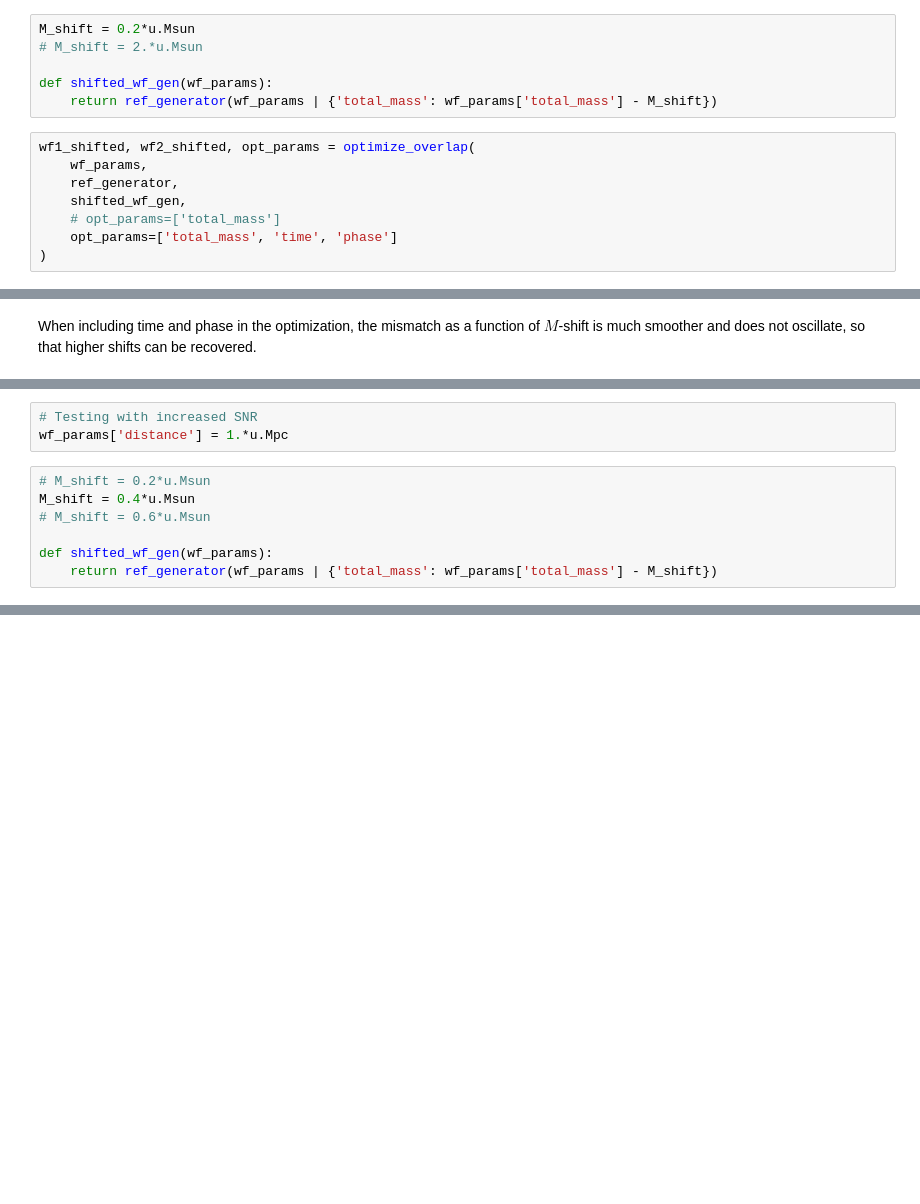
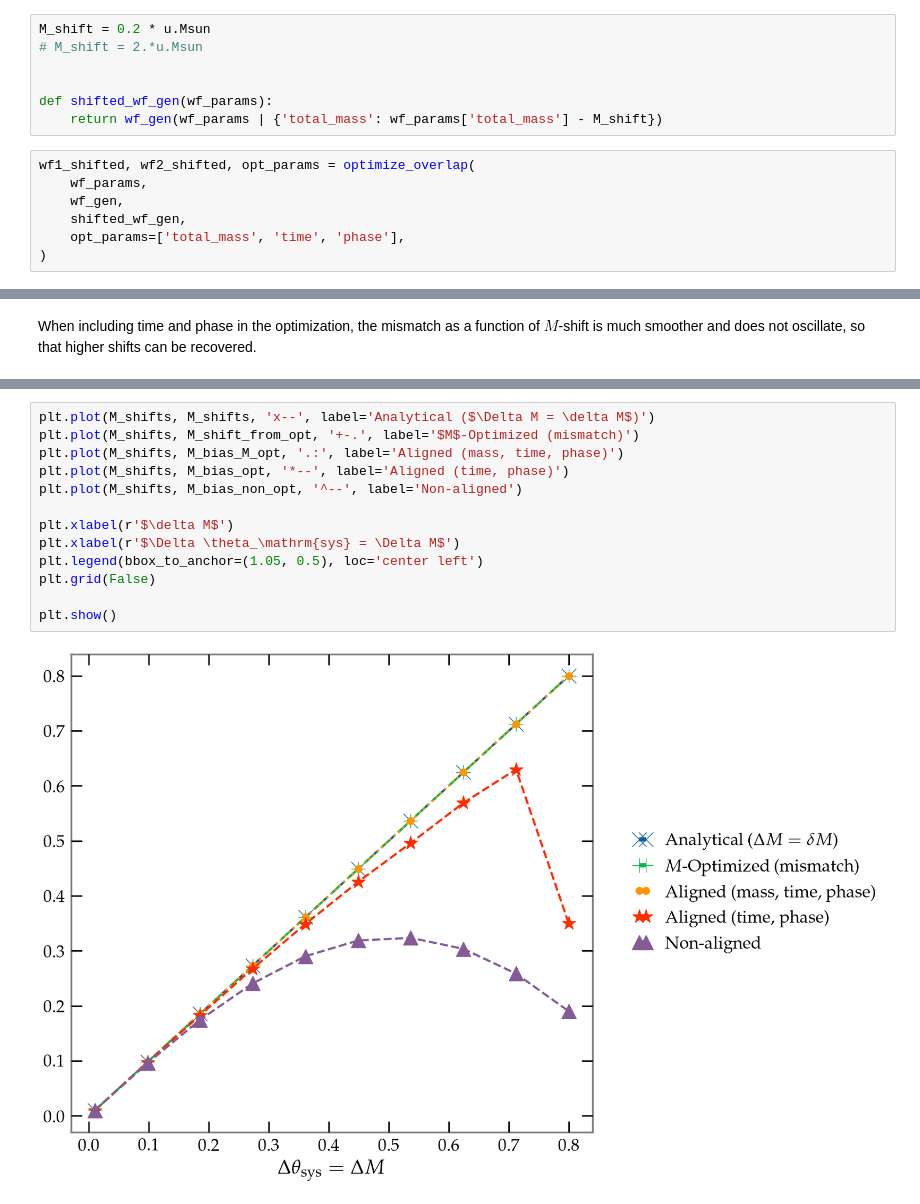
Before and after one commit to MaxMelching/gw-signal-tools, a Jupyter notebook: docs/tutorials/fisher_tests.ipynb, the cells around one changed output, grey strips where cells are left out. Cells and saved outputs as stored; diff of their text form; blank space fills up the shorter version.

```diff
--- a/docs/tutorials/fisher_tests.ipynb
+++ b/docs/tutorials/fisher_tests.ipynb
@@ -786,15 +75,15 @@ ref_generator = get_wf_generator(ref_model)
 # %%
-M_shift = 0.2*u.Msun
+M_shift = 0.2 * u.Msun
 # M_shift = 2.*u.Msun
 
+
 def shifted_wf_gen(wf_params):
-    return ref_generator(wf_params | {'total_mass': wf_params['total_mass'] - M_shift})
+    return wf_gen(wf_params | {'total_mass': wf_params['total_mass'] - M_shift})
 # %%
 wf1_shifted, wf2_shifted, opt_params = optimize_overlap(
     wf_params,
-    ref_generator,
+    wf_gen,
     shifted_wf_gen,
-    # opt_params=['total_mass']
-    opt_params=['total_mass', 'time', 'phase']
+    opt_params=['total_mass', 'time', 'phase'],
 )
 # %% [output]
@@ -1007,10 +108,0 @@ ext_params = {
-# %%
-# Testing with increased SNR
-wf_params['distance'] = 1.*u.Mpc
-# %%
-# M_shift = 0.2*u.Msun
-M_shift = 0.4*u.Msun
-# M_shift = 0.6*u.Msun
-
-def shifted_wf_gen(wf_params):
-    return ref_generator(wf_params | {'total_mass': wf_params['total_mass'] - M_shift})
@@ -1305,0 +250,15 @@ XLAL Warning - XLALSimInspiralWaveformParamsLookupMassRatio (LALSimInspiralWavef
+# %%
+plt.plot(M_shifts, M_shifts, 'x--', label='Analytical ($\Delta M = \delta M$)')
+plt.plot(M_shifts, M_shift_from_opt, '+-.', label='$M$-Optimized (mismatch)')
+plt.plot(M_shifts, M_bias_M_opt, '.:', label='Aligned (mass, time, phase)')
+plt.plot(M_shifts, M_bias_opt, '*--', label='Aligned (time, phase)')
+plt.plot(M_shifts, M_bias_non_opt, '^--', label='Non-aligned')
+
+plt.xlabel(r'$\delta M$')
+plt.xlabel(r'$\Delta \theta_\mathrm{sys} = \Delta M$')
+plt.legend(bbox_to_anchor=(1.05, 0.5), loc='center left')
+plt.grid(False)
+
+plt.show()
+# %% [output]
+[figure, added]
```
Also changed, not shown: parts of 86 cells of this notebook.
